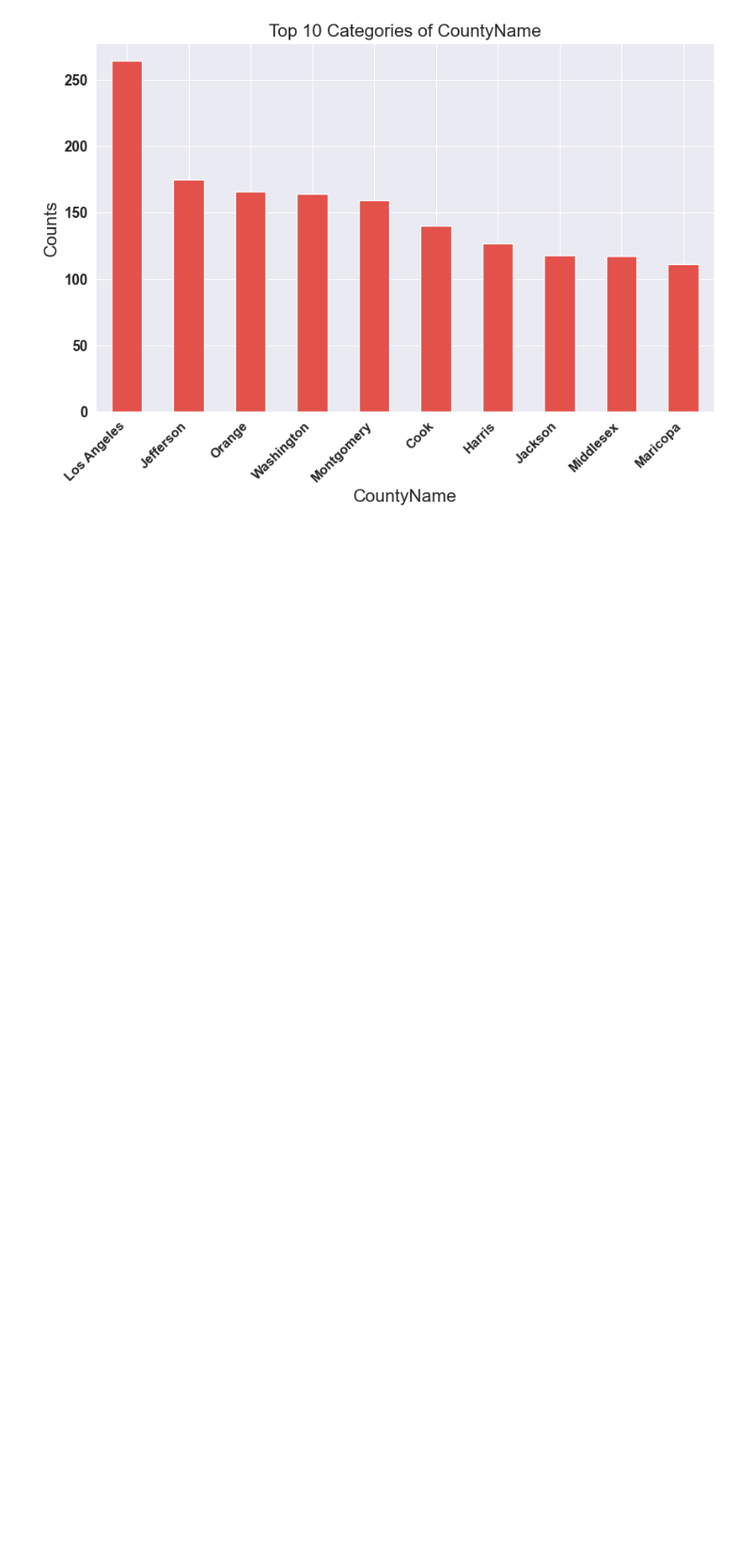
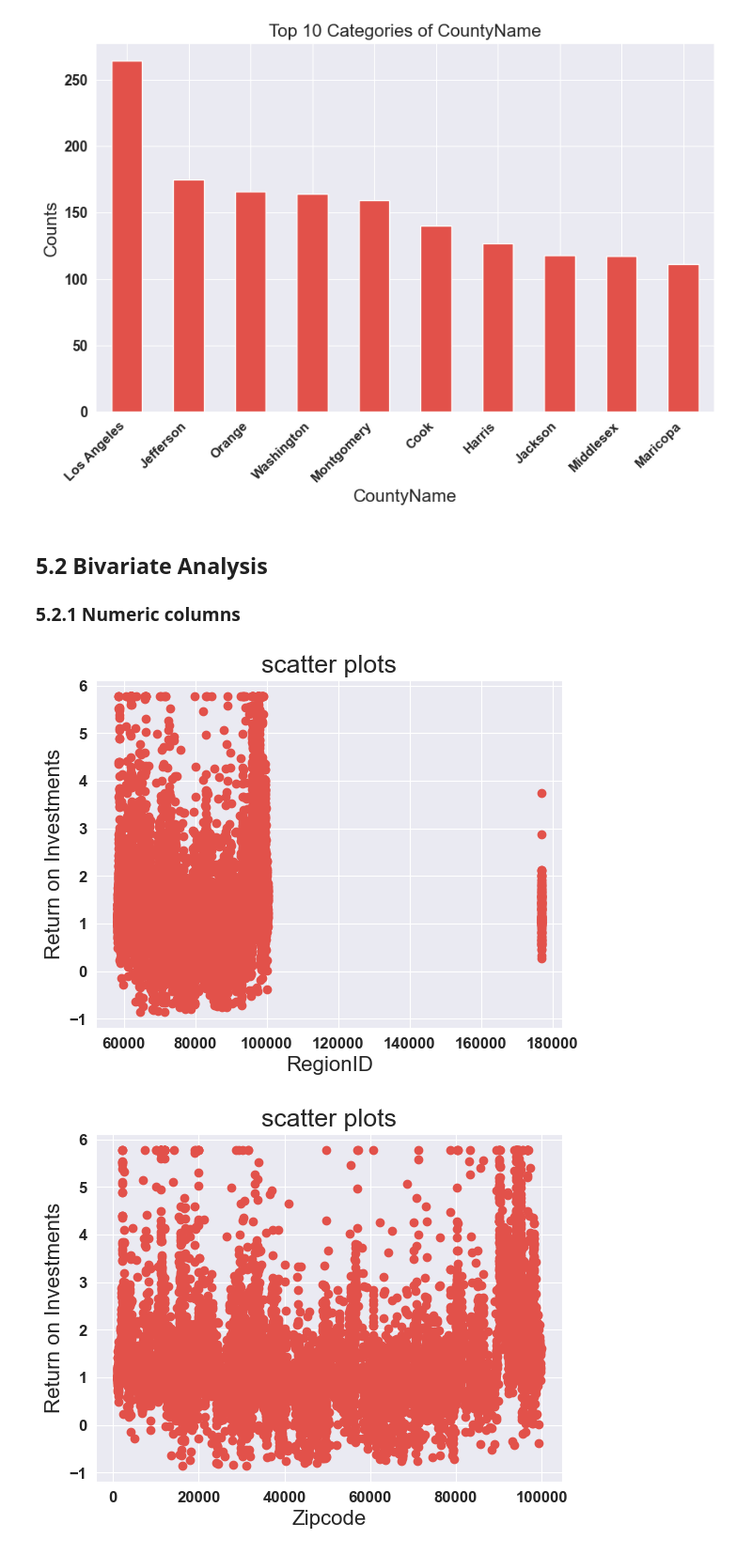
Before and after one commit to FionaNalianya/Forecasting-real-estate-prices, a Jupyter notebook: notebook.ipynb, the cells around one changed output. Shown at 94% size. Cells and saved outputs as stored; diff of their text form; code cells hidden in the pictures; blank space fills up the shorter version.

Commit message:
Performed multivariate analysis

```diff
--- a/notebook.ipynb
+++ b/notebook.ipynb
@@ -540,3 +540,25 @@ for column in categorical:
 [figure]
 [figure]
 [figure]
+# %% [markdown]
+## 5.2 Bivariate Analysis
+### 5.2.1 Numeric columns
+# %%
+#Displaying scatter plot for each numeric column and the target variable
+for column in Numeric:
+
+# plot scatter plots for each item in the numeric list.
+    plt.scatter(eda_df[column], eda_df['ROI'])
+
+# set labels and title
+    plt.xlabel(column)
+    plt.ylabel('Return on Investments')
+    plt.title('scatter plots')
+    plt.xticks(fontsize=12)
+    plt.yticks(fontsize = 12)
+
+# display the plot.
+    plt.show()
+# %% [output]
+[figure, added]
+[figure, added]
```
Also changed, not shown: parts of 6 cells of this notebook.
